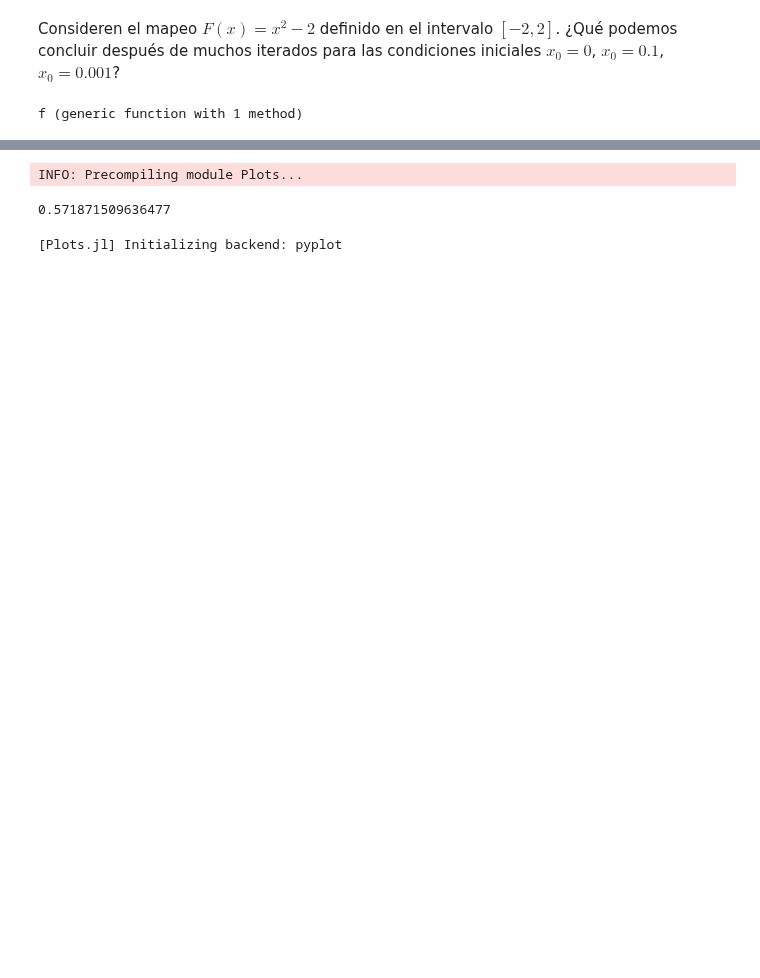
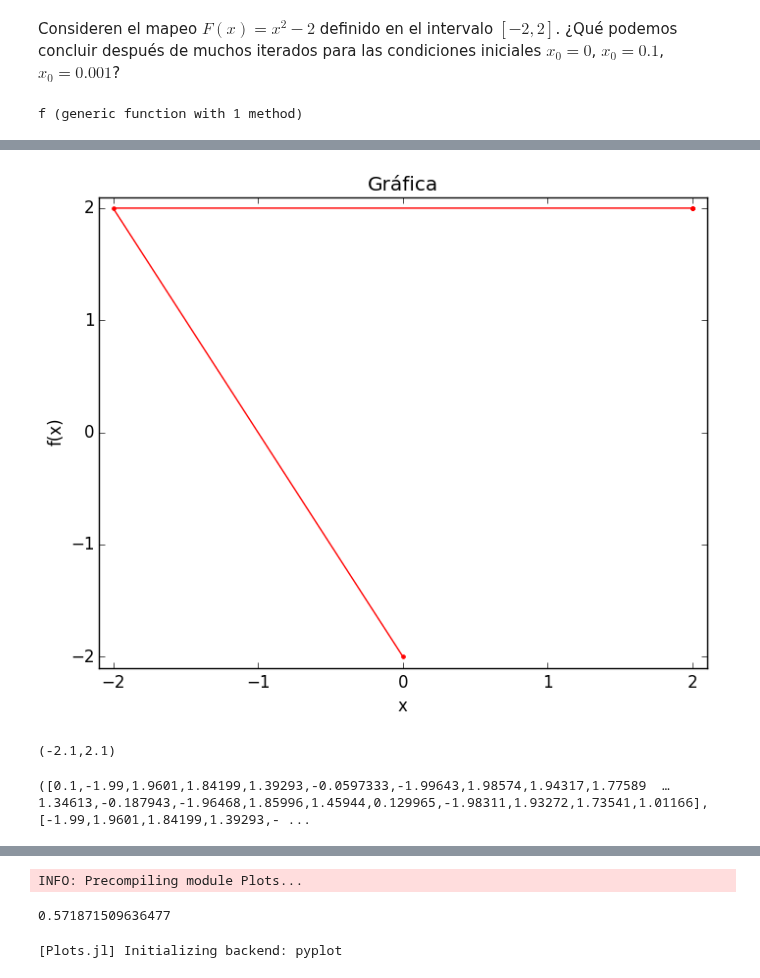
Before and after one commit to lbenet/2017-1_TSFisComp, a Jupyter notebook: tareas/Yuriko/Tarea3.ipynb, the cells around one changed output, grey strips where cells are left out. Drawn from its saved outputs; the diff is of its cells as text; code cells hidden in the pictures; blank space fills up the shorter version.

```diff
--- a/tareas/Yuriko/Tarea3.ipynb
+++ b/tareas/Yuriko/Tarea3.ipynb
@@ -41,0 +90,3 @@ while loading In[8], in expression starting on line 1
+# %%
+v_x = [0.0,-2.0,2.0,2.0,2.0,2.0,2.0,2.0,2.0,2.0]
+v_y = [-2.0,2.0,2.0,2.0,2.0,2.0,2.0,2.0,2.0,2.0]
@@ -41,0 +107,15 @@ while loading In[8], in expression starting on line 1
+# %%
+#Gráfica
+plot(v_x, v_y, "r.-");
+title("Gráfica")
+xlabel("x")
+ylabel("f(x)")
+xlim(-2.1, 2.1)
+ylim(-2.1, 2.1)
+# %% [output]
+[figure, added]
+(-2.1,2.1)
+# %%
+(v_x1, v_y1)=functx(500, 0.1)
+# %% [output]
+([0.1,-1.99,1.9601,1.84199,1.39293,-0.0597333,-1.99643,1.98574,1.94317,1.77589  …  1.34613,-0.187943,-1.96468,1.85996,1.45944,0.129965,-1.98311,1.93272,1.73541,1.01166],[-1.99,1.9601,1.84199,1.39293,- ...
```
Also changed, not shown: parts of 23 cells of this notebook.
